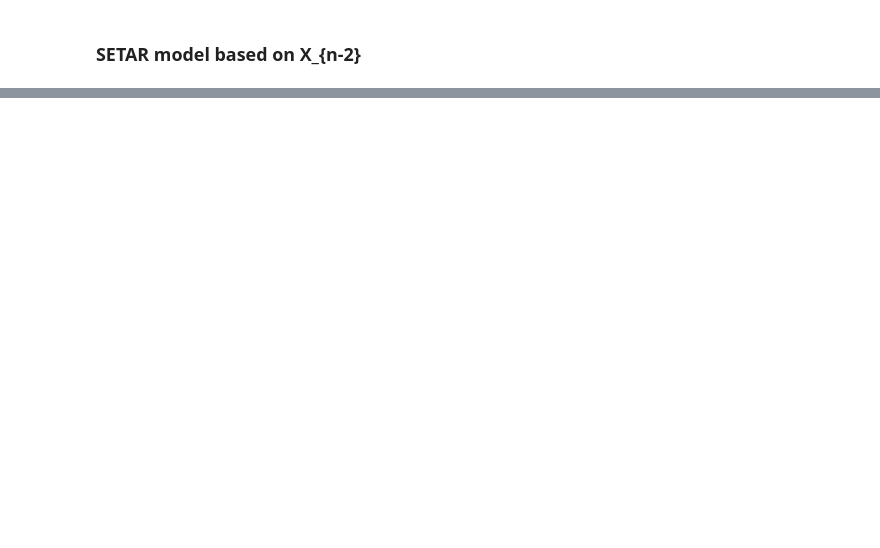
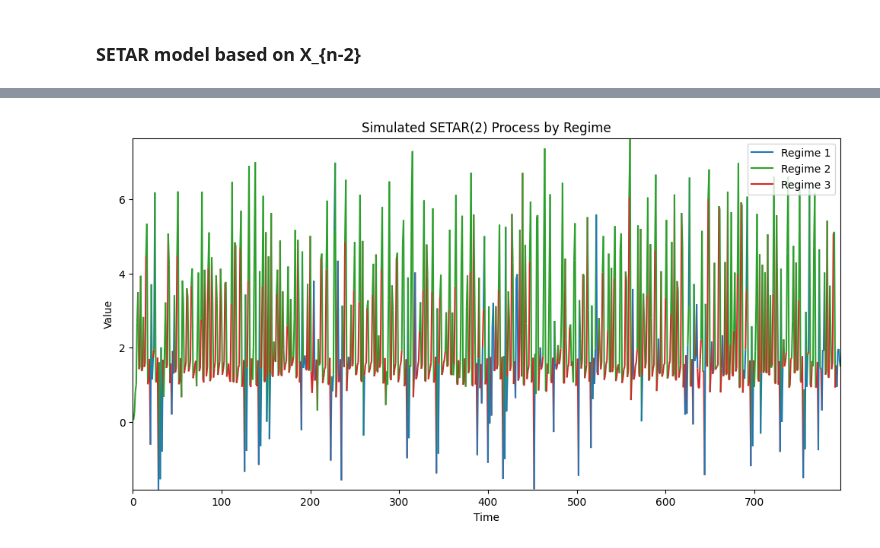
Before and after one commit to Husted42/advanced-time-series-analysis, a Jupyter notebook: assignment-1/part-5/part_5.ipynb, the cells around one changed output, grey strips where cells are left out. Cells and saved outputs as stored; diff of their text form; code cells hidden in the pictures; blank space fills up the shorter version.

```diff
--- a/assignment-1/part-5/part_5.ipynb
+++ b/assignment-1/part-5/part_5.ipynb
@@ -486,3 +507,39 @@ plt.show()
+# %%
+from matplotlib.collections import LineCollection
+from matplotlib.lines import Line2D
+from matplotlib.colors import ListedColormap, BoundaryNorm
+
+# Plot the fitted values as a line colored by regime
+t = np.arange(len(model['fitted_values']))
+points = np.array([t, model['fitted_values']]).T.reshape(-1, 1, 2)
+segments = np.concatenate([points[:-1], points[1:]], axis=1)
+
+regime_colors = ['tab:blue', 'tab:green', 'tab:red']
+cmap = ListedColormap(regime_colors)
+norm = BoundaryNorm([-0.5, 0.5, 1.5, 2.5], cmap.N)
+
+lc = LineCollection(segments, cmap=cmap, norm=norm)
+lc.set_array(model['regimes'][:-1])
+lc.set_linewidth(1.5)
+
+plt.figure(figsize=(12, 6))
+ax = plt.gca()
+ax.add_collection(lc)
+ax.set_xlim(t.min(), t.max())
+ax.set_ylim(model['fitted_values'].min(), model['fitted_values'].max())
+
+legend_elements = [
+    Line2D([0], [0], color=regime_colors[i], lw=1.5, label=f'Regime {i + 1}')
+    for i in range(3)
+]
+plt.legend(handles=legend_elements)
+plt.title('Simulated SETAR(2) Process by Regime')
+plt.xlabel('Time')
+plt.ylabel('Value')
+plt.savefig(f"assets/setar_2_process_regimes_plot.png", bbox_inches="tight")
+plt.show()
+# %% [output]
+[figure, added]
 # %%
 def plot_residuals_and_qq(
     residuals,
```
Also changed, not shown: parts of 11 cells of this notebook, 16 other files.
